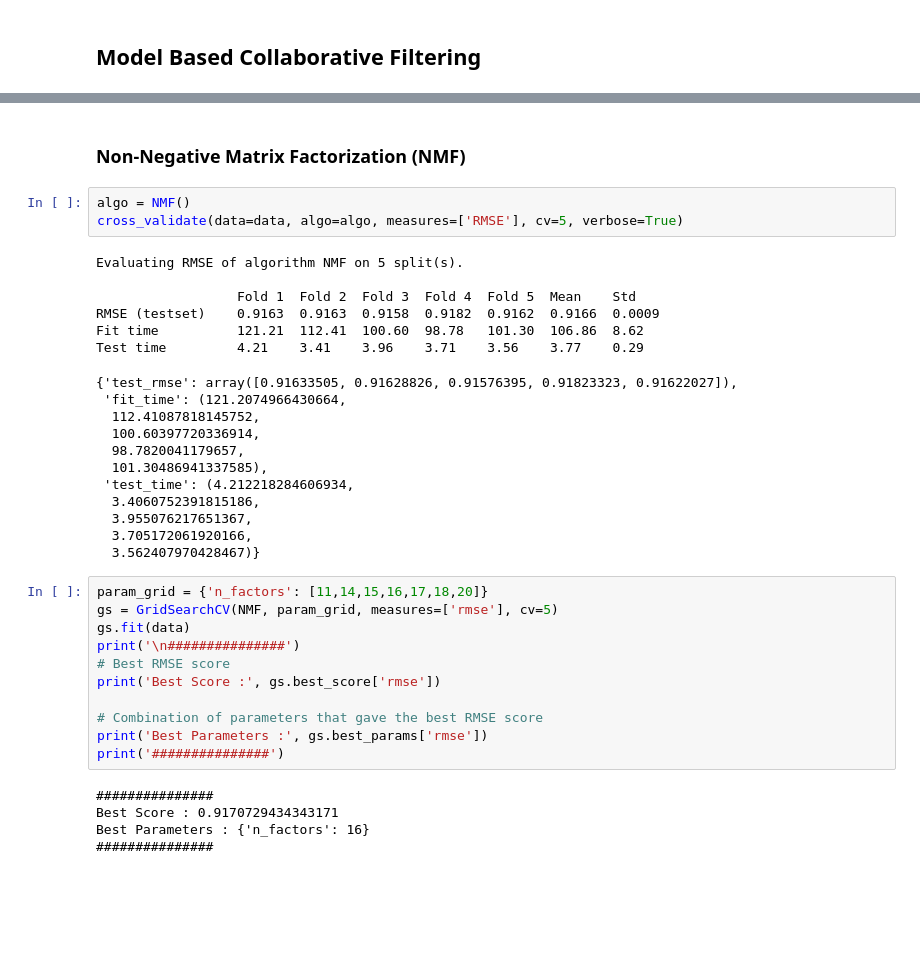
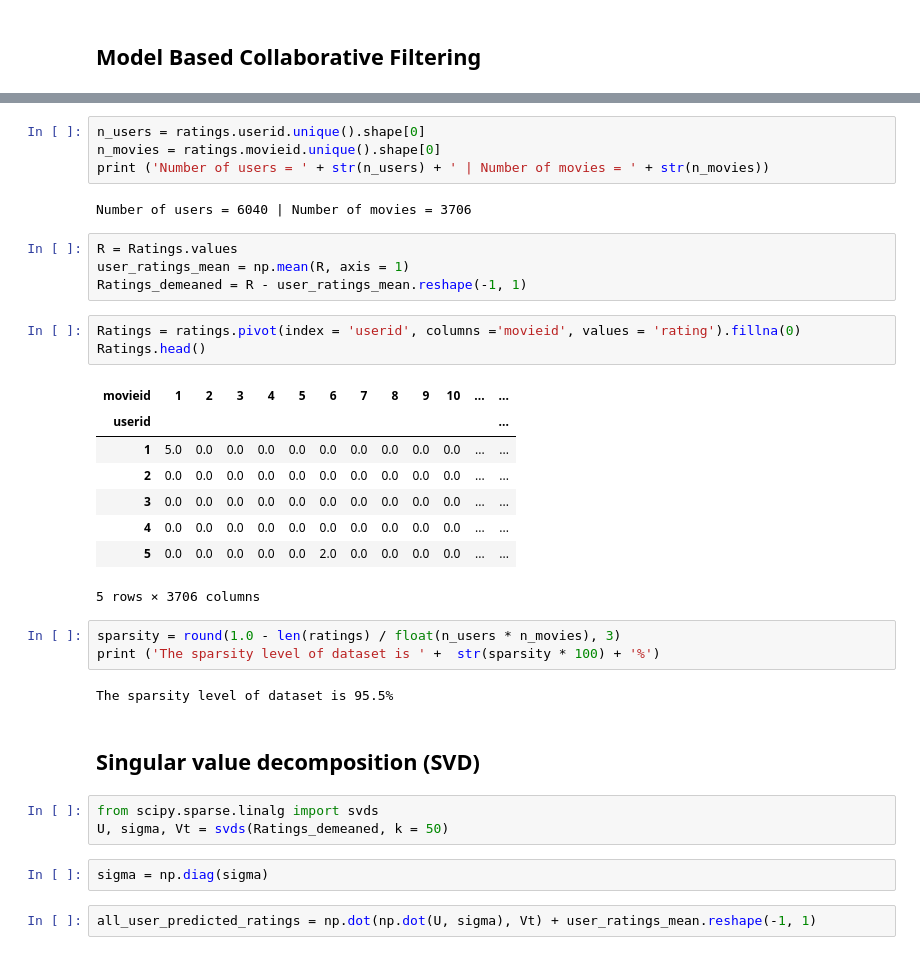
Before and after one commit to vohanhattan/DeepRecommendationSystem, a Jupyter notebook: Collaborative-Filtering/Collaborative-Filtering.ipynb, the cells around one changed output, grey strips where cells are left out. Saved outputs shown, nothing was run; the diff lists cells and outputs as text; blank space fills up the shorter version.

```diff
--- a/Collaborative-Filtering/Collaborative-Filtering.ipynb
+++ b/Collaborative-Filtering/Collaborative-Filtering.ipynb
@@ -601,39 +465,36 @@ Best Parameters : {'n_factors': 75, 'lr_all': 0.05, 'reg_all': 0.06}
-# %% [markdown]
-### Non-Negative Matrix Factorization (NMF)
-# %%
-algo = NMF()
-cross_validate(data=data, algo=algo, measures=['RMSE'], cv=5, verbose=True)
-# %% [output]
-Evaluating RMSE of algorithm NMF on 5 split(s).
-
-                  Fold 1  Fold 2  Fold 3  Fold 4  Fold 5  Mean    Std
-RMSE (testset)    0.9163  0.9163  0.9158  0.9182  0.9162  0.9166  0.0009
-Fit time          121.21  112.41  100.60  98.78   101.30  106.86  8.62
-Test time         4.21    3.41    3.96    3.71    3.56    3.77    0.29
-{'test_rmse': array([0.91633505, 0.91628826, 0.91576395, 0.91823323, 0.91622027]),
- 'fit_time': (121.2074966430664,
-  112.41087818145752,
-  100.60397720336914,
-  98.7820041179657,
-  101.30486941337585),
- 'test_time': (4.212218284606934,
-  3.4060752391815186,
-  3.955076217651367,
-  3.705172061920166,
-  3.562407970428467)}
-# %%
-param_grid = {'n_factors': [11,14,15,16,17,18,20]}
-gs = GridSearchCV(NMF, param_grid, measures=['rmse'], cv=5)
-gs.fit(data)
-print('\n###############')
-# Best RMSE score
-print('Best Score :', gs.best_score['rmse'])
-
-# Combination of parameters that gave the best RMSE score
-print('Best Parameters :', gs.best_params['rmse'])
-print('###############')
-# %% [output]
-###############
-Best Score : 0.9170729434343171
-Best Parameters : {'n_factors': 16}
-###############
+# %%
+n_users = ratings.userid.unique().shape[0]
+n_movies = ratings.movieid.unique().shape[0]
+print ('Number of users = ' + str(n_users) + ' | Number of movies = ' + str(n_movies))
+# %% [output]
+Number of users = 6040 | Number of movies = 3706
+# %%
+R = Ratings.values
+user_ratings_mean = np.mean(R, axis = 1)
+Ratings_demeaned = R - user_ratings_mean.reshape(-1, 1)
+# %%
+Ratings = ratings.pivot(index = 'userid', columns ='movieid', values = 'rating').fillna(0)
+Ratings.head()
+# %% [output]
+| movieid | 1 | 2 | 3 | 4 | 5 | 6 | 7 | 8 | 9 | 10 | ... | ... |
+| userid |  |  |  |  |  |  |  |  |  |  |  | ... |
+| 1 | 5.0 | 0.0 | 0.0 | 0.0 | 0.0 | 0.0 | 0.0 | 0.0 | 0.0 | 0.0 | ... | ... |
+| 2 | 0.0 | 0.0 | 0.0 | 0.0 | 0.0 | 0.0 | 0.0 | 0.0 | 0.0 | 0.0 | ... | ... |
+| 3 | 0.0 | 0.0 | 0.0 | 0.0 | 0.0 | 0.0 | 0.0 | 0.0 | 0.0 | 0.0 | ... | ... |
+| 4 | 0.0 | 0.0 | 0.0 | 0.0 | 0.0 | 0.0 | 0.0 | 0.0 | 0.0 | 0.0 | ... | ... |
+| 5 | 0.0 | 0.0 | 0.0 | 0.0 | 0.0 | 2.0 | 0.0 | 0.0 | 0.0 | 0.0 | ... | ... |
+5 rows × 3706 columns
+# %%
+sparsity = round(1.0 - len(ratings) / float(n_users * n_movies), 3)
+print ('The sparsity level of dataset is ' +  str(sparsity * 100) + '%')
+# %% [output]
+The sparsity level of dataset is 95.5%
+# %% [markdown]
+## Singular value decomposition (SVD)
+# %%
+from scipy.sparse.linalg import svds
+U, sigma, Vt = svds(Ratings_demeaned, k = 50)
+# %%
+sigma = np.diag(sigma)
+# %%
+all_user_predicted_ratings = np.dot(np.dot(U, sigma), Vt) + user_ratings_mean.reshape(-1, 1)
```
Also changed, not shown: parts of 33 cells of this notebook.
